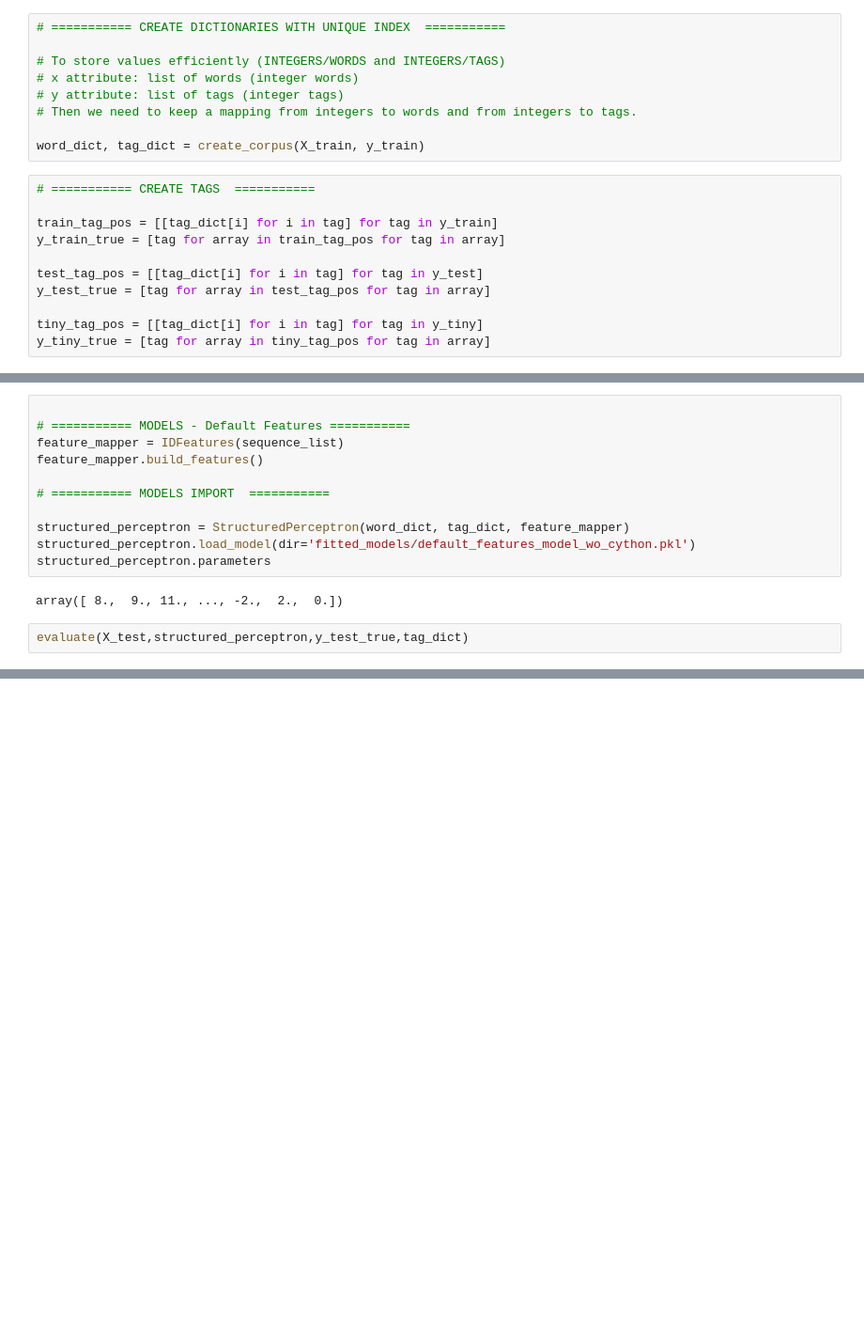
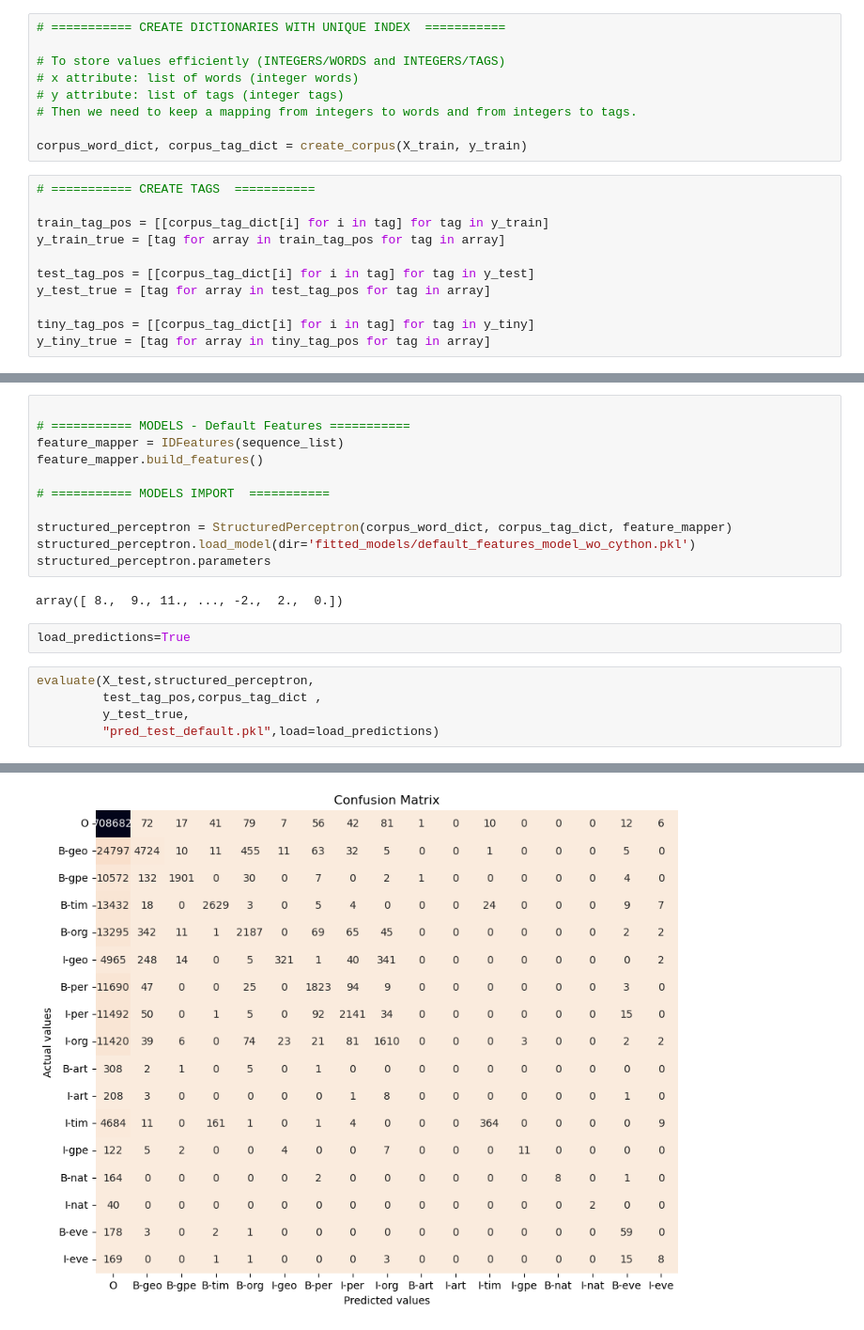
Before and after one commit to zemgabriela/NLP, a Jupyter notebook: Assignment_2/reproducable_results.ipynb, the cells around one changed output, grey strips where cells are left out. Shown: that part at 94% size. Drawn from its saved outputs; the diff is of its cells as text; blank space fills up the shorter version.

Commit message:
Update on results, trainig and utils

```diff
--- a/Assignment_2/reproducable_results.ipynb
+++ b/Assignment_2/reproducable_results.ipynb
@@ -31,17 +26,17 @@ sequence_list = load_p("fitted_models/sequence_list.pkl")
 # y attribute: list of tags (integer tags)
 # Then we need to keep a mapping from integers to words and from integers to tags.
 
-word_dict, tag_dict = create_corpus(X_train, y_train)
+corpus_word_dict, corpus_tag_dict = create_corpus(X_train, y_train)
 # %%
 # =========== CREATE TAGS  ===========
 
-train_tag_pos = [[tag_dict[i] for i in tag] for tag in y_train]
+train_tag_pos = [[corpus_tag_dict[i] for i in tag] for tag in y_train]
 y_train_true = [tag for array in train_tag_pos for tag in array]
 
-test_tag_pos = [[tag_dict[i] for i in tag] for tag in y_test]
+test_tag_pos = [[corpus_tag_dict[i] for i in tag] for tag in y_test]
 y_test_true = [tag for array in test_tag_pos for tag in array]
 
-tiny_tag_pos = [[tag_dict[i] for i in tag] for tag in y_tiny]
+tiny_tag_pos = [[corpus_tag_dict[i] for i in tag] for tag in y_tiny]
 y_tiny_true = [tag for array in tiny_tag_pos for tag in array]
 # %% [markdown]
 ## MODELS
@@ -53,11 +48,16 @@ feature_mapper.build_features()
 
 # =========== MODELS IMPORT  ===========
 
-structured_perceptron = StructuredPerceptron(word_dict, tag_dict, feature_mapper)
+structured_perceptron = StructuredPerceptron(corpus_word_dict, corpus_tag_dict, feature_mapper)
 structured_perceptron.load_model(dir='fitted_models/default_features_model_wo_cython.pkl')
 structured_perceptron.parameters
 # %% [output]
 array([ 8.,  9., 11., ..., -2.,  2.,  0.])
+# %%
+load_predictions=True
 # %%
-evaluate(X_test,structured_perceptron,y_test_true,tag_dict)
+evaluate(X_test,structured_perceptron,
+         test_tag_pos,corpus_tag_dict ,
+         y_test_true,
+         "pred_test_default.pkl",load=load_predictions)
 # %% [output]
@@ -64,0 +68 @@ KeyboardInterrupt:
+[figure, added]
```
Also changed, not shown: parts of 7 cells of this notebook, 12 other files.
